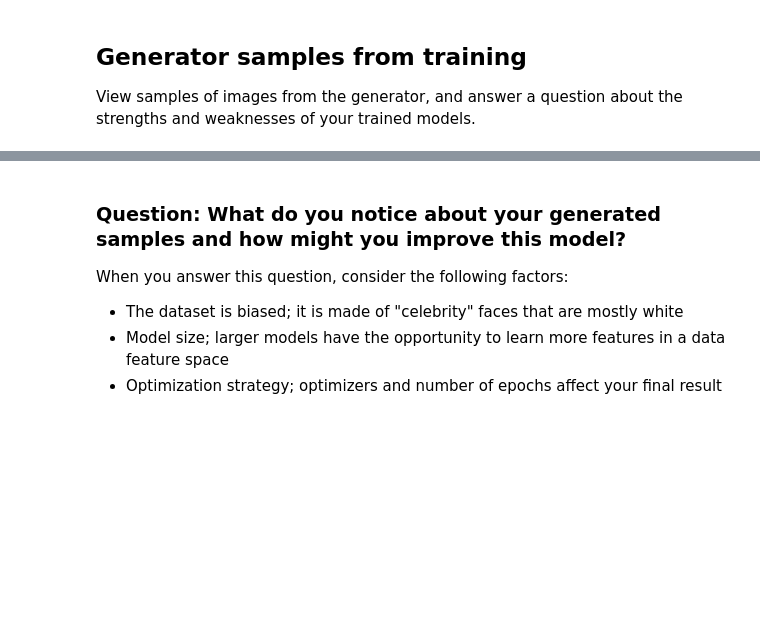
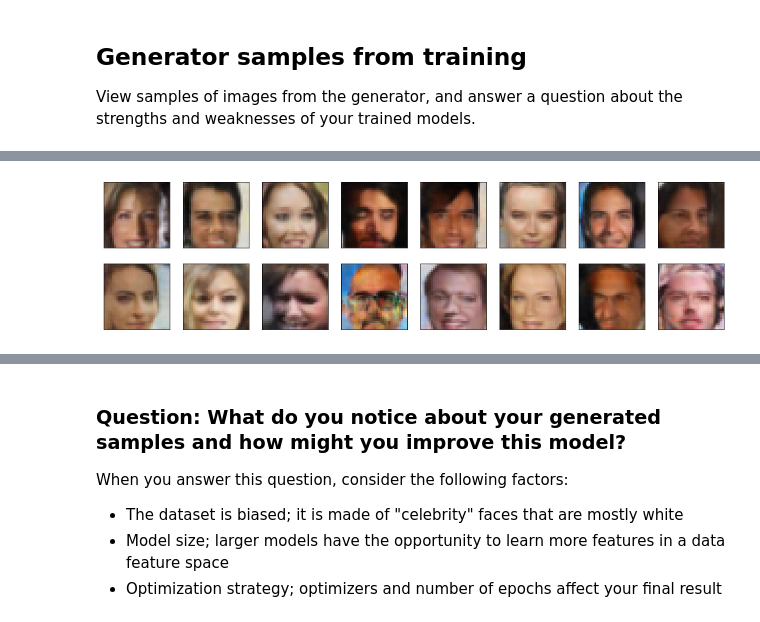
Before and after one commit to nathan-standafer/project-face-generation, a Jupyter notebook: dlnd_face_generation.ipynb, the cells around one changed output, grey strips where cells are left out. Cells and saved outputs as stored; diff of their text form; code cells hidden in the pictures; blank space fills up the shorter version.

```diff
--- a/dlnd_face_generation.ipynb
+++ b/dlnd_face_generation.ipynb
@@ -560,0 +678,4 @@ with open('train_samples.pkl', 'rb') as f:
+# %%
+_ = view_samples(29, samples)
+# %% [output]
+[figure, added]
```
Also changed, not shown: parts of 18 cells of this notebook, 1 other file.
